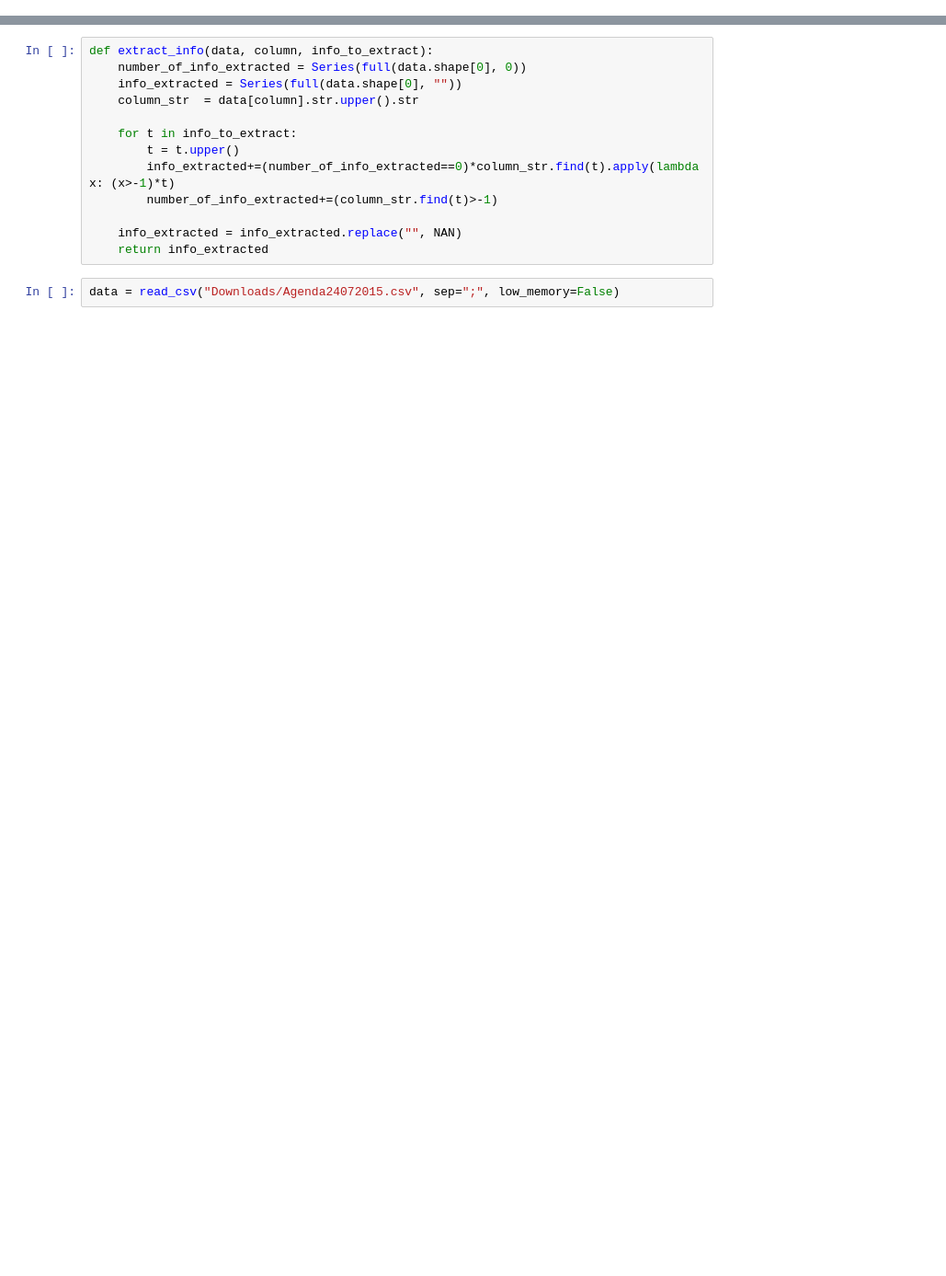
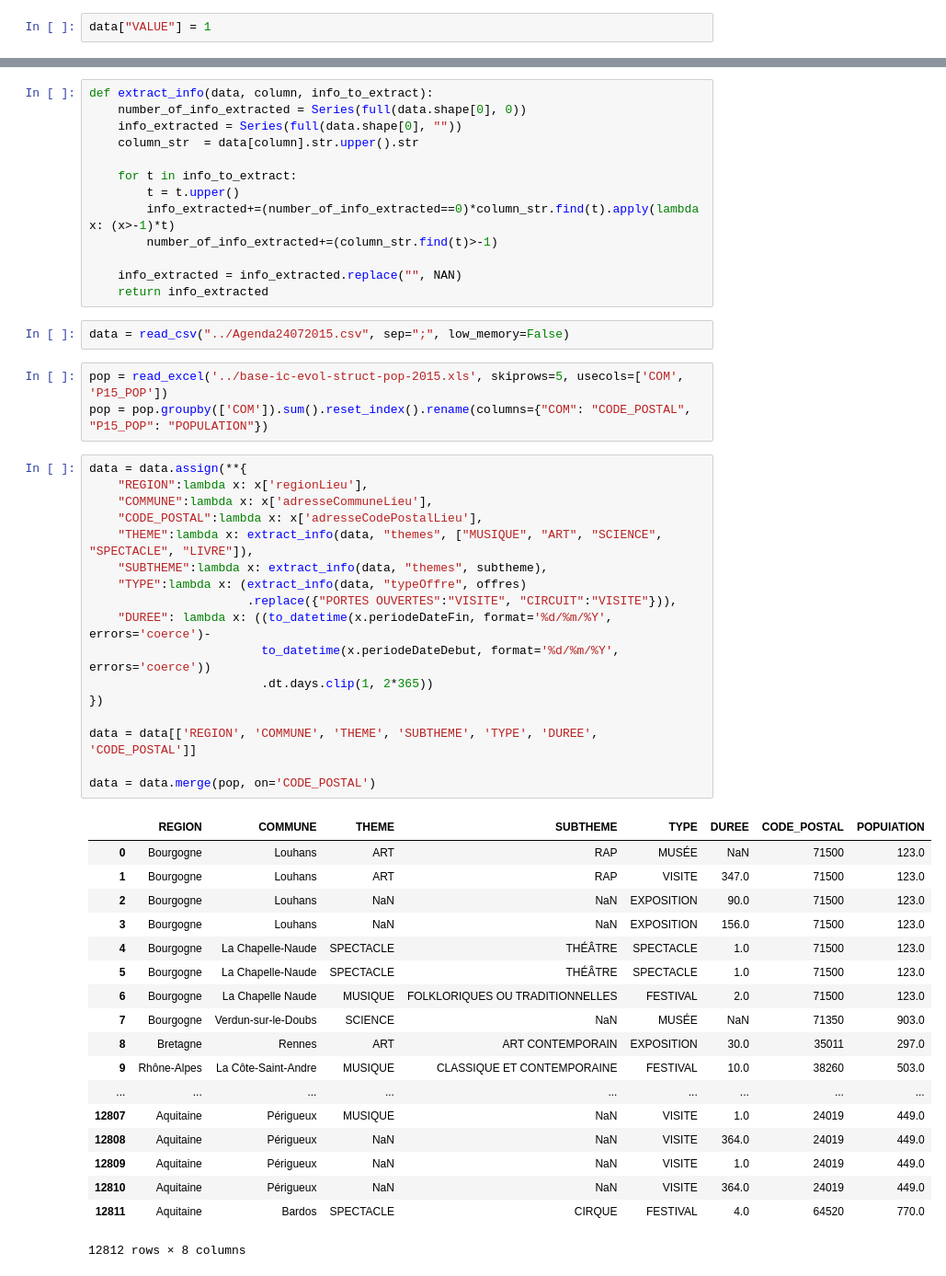
Before and after one commit to Dalanir/files, a Jupyter notebook: Draft.ipynb, the cells around one changed output, grey strips where cells are left out. Shown at 92% size. Cells and saved outputs as stored; diff of their text form; blank space fills up the shorter version.

```diff
--- a/Draft.ipynb
+++ b/Draft.ipynb
@@ -3,0 +357,2 @@ from numpy import *
+# %%
+data["VALUE"] = 1
@@ -15,5 +379,44 @@ def extract_info(data, column, info_to_extract):
     info_extracted = info_extracted.replace("", NAN)
     return info_extracted
 # %%
-data = read_csv("Downloads/Agenda24072015.csv", sep=";", low_memory=False)
+data = read_csv("../Agenda24072015.csv", sep=";", low_memory=False)
+# %%
+pop = read_excel('../base-ic-evol-struct-pop-2015.xls', skiprows=5, usecols=['COM', 'P15_POP'])
+pop = pop.groupby(['COM']).sum().reset_index().rename(columns={"COM": "CODE_POSTAL", "P15_POP": "POPULATION"})
+# %%
+data = data.assign(**{
+    "REGION":lambda x: x['regionLieu'],
+    "COMMUNE":lambda x: x['adresseCommuneLieu'],
+    "CODE_POSTAL":lambda x: x['adresseCodePostalLieu'],
+    "THEME":lambda x: extract_info(data, "themes", ["MUSIQUE", "ART", "SCIENCE", "SPECTACLE", "LIVRE"]),
+    "SUBTHEME":lambda x: extract_info(data, "themes", subtheme),
+    "TYPE":lambda x: (extract_info(data, "typeOffre", offres)
+                      .replace({"PORTES OUVERTES":"VISITE", "CIRCUIT":"VISITE"})),
+    "DUREE": lambda x: ((to_datetime(x.periodeDateFin, format='%d/%m/%Y', errors='coerce')-
+                        to_datetime(x.periodeDateDebut, format='%d/%m/%Y', errors='coerce'))
+                        .dt.days.clip(1, 2*365))
+})
+
+data = data[['REGION', 'COMMUNE', 'THEME', 'SUBTHEME', 'TYPE', 'DUREE', 'CODE_POSTAL']]
+
+data = data.merge(pop, on='CODE_POSTAL')
+# %% [output]
+|  | REGION | COMMUNE | THEME | SUBTHEME | TYPE | DUREE | CODE_POSTAL | POPUlATION |
+| 0 | Bourgogne | Louhans | ART | RAP | MUSÉE | NaN | 71500 | 123.0 |
+| 1 | Bourgogne | Louhans | ART | RAP | VISITE | 347.0 | 71500 | 123.0 |
+| 2 | Bourgogne | Louhans | NaN | NaN | EXPOSITION | 90.0 | 71500 | 123.0 |
+| 3 | Bourgogne | Louhans | NaN | NaN | EXPOSITION | 156.0 | 71500 | 123.0 |
+| 4 | Bourgogne | La Chapelle-Naude | SPECTACLE | THÉÂTRE | SPECTACLE | 1.0 | 71500 | 123.0 |
+| 5 | Bourgogne | La Chapelle-Naude | SPECTACLE | THÉÂTRE | SPECTACLE | 1.0 | 71500 | 123.0 |
+| 6 | Bourgogne | La Chapelle Naude | MUSIQUE | FOLKLORIQUES OU TRADITIONNELLES | FESTIVAL | 2.0 | 71500 | 123.0 |
+| 7 | Bourgogne | Verdun-sur-le-Doubs | SCIENCE | NaN | MUSÉE | NaN | 71350 | 903.0 |
+| 8 | Bretagne | Rennes | ART | ART CONTEMPORAIN | EXPOSITION | 30.0 | 35011 | 297.0 |
+| 9 | Rhône-Alpes | La Côte-Saint-Andre | MUSIQUE | CLASSIQUE ET CONTEMPORAINE | FESTIVAL | 10.0 | 38260 | 503.0 |
+| ... | ... | ... | ... | ... | ... | ... | ... | ... |
+| 12807 | Aquitaine | Périgueux | MUSIQUE | NaN | VISITE | 1.0 | 24019 | 449.0 |
+| 12808 | Aquitaine | Périgueux | NaN | NaN | VISITE | 364.0 | 24019 | 449.0 |
+| 12809 | Aquitaine | Périgueux | NaN | NaN | VISITE | 1.0 | 24019 | 449.0 |
+| 12810 | Aquitaine | Périgueux | NaN | NaN | VISITE | 364.0 | 24019 | 449.0 |
+| 12811 | Aquitaine | Bardos | SPECTACLE | CIRQUE | FESTIVAL | 4.0 | 64520 | 770.0 |
+12812 rows × 8 columns
 # %%
```
Also changed, not shown: parts of 57 cells of this notebook.
